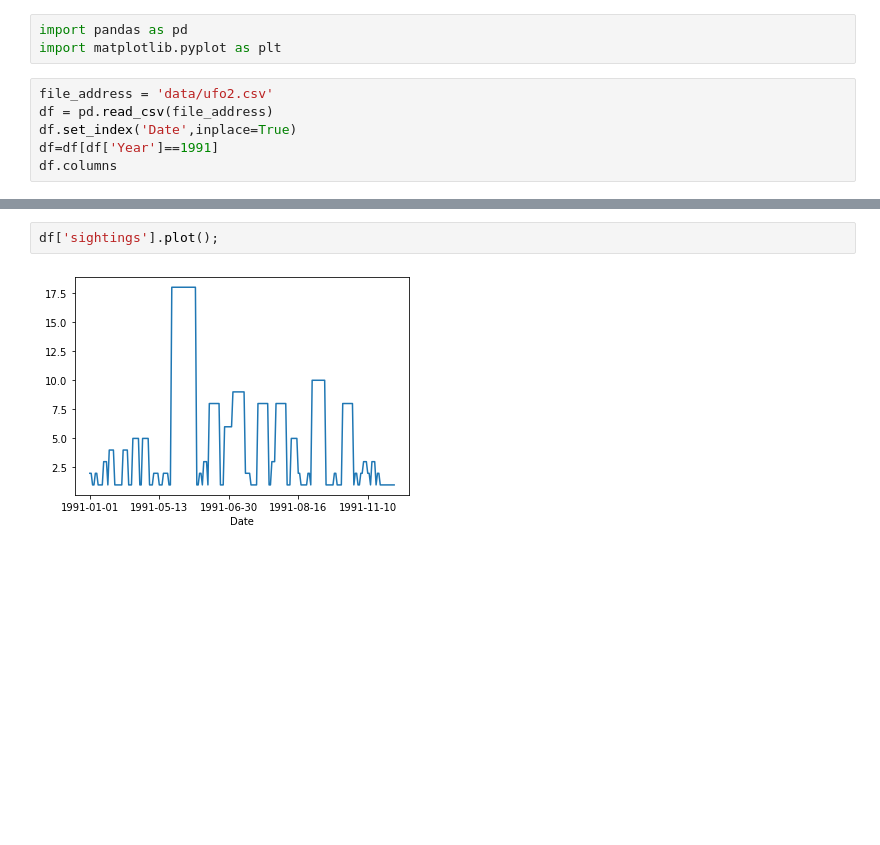
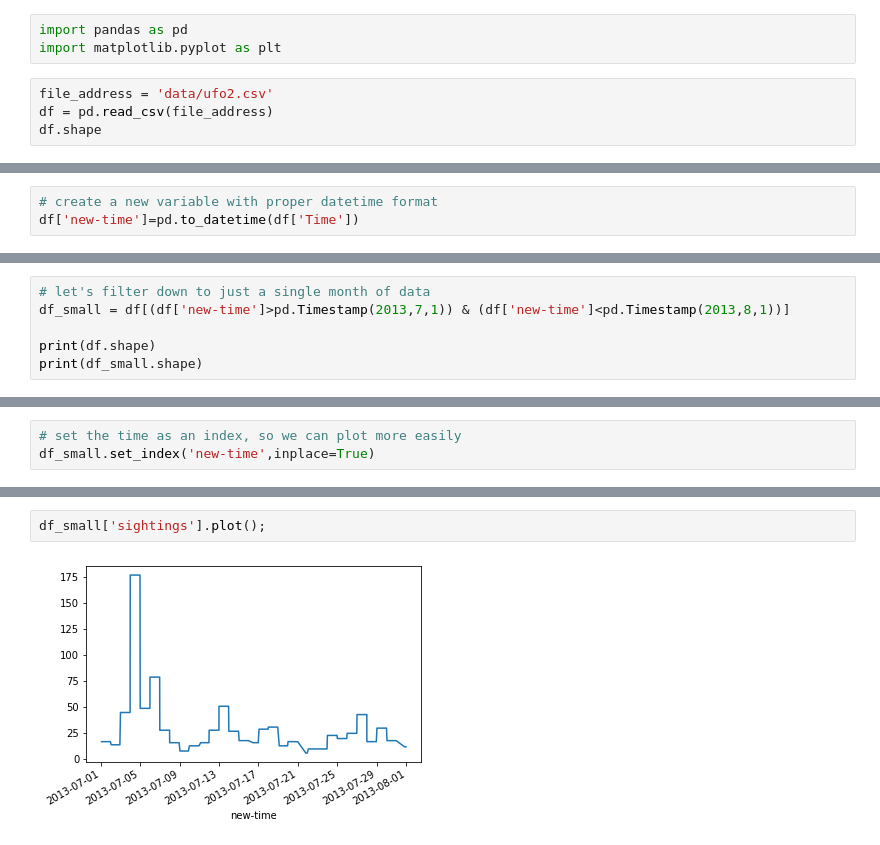
Before and after one commit to austin-intro-to-python/13-data-visualization, a Jupyter notebook: slide-notes.ipynb, the cells around one changed output, grey strips where cells are left out. Cells and saved outputs as stored; diff of their text form; blank space fills up the shorter version.

```diff
--- a/slide-notes.ipynb
+++ b/slide-notes.ipynb
@@ -71,7 +103,5 @@ import matplotlib.pyplot as plt
 # %%
 file_address = 'data/ufo2.csv'
 df = pd.read_csv(file_address)
-df.set_index('Date',inplace=True)
-df=df[df['Year']==1991]
-df.columns
+df.shape
 # %% [output]
@@ -91,0 +128,3 @@ df.head()
+# %%
+# create a new variable with proper datetime format
+df['new-time']=pd.to_datetime(df['Time'])
@@ -91,0 +146,6 @@ df.head()
+# %%
+# let's filter down to just a single month of data
+df_small = df[(df['new-time']>pd.Timestamp(2013,7,1)) & (df['new-time']<pd.Timestamp(2013,8,1))]
+
+print(df.shape)
+print(df_small.shape)
@@ -91,0 +155,3 @@ df.head()
+# %%
+# set the time as an index, so we can plot more easily
+df_small.set_index('new-time',inplace=True)
@@ -92,5 +168,5 @@ df.head()
 # %%
-df['sightings'].plot();
+df_small['sightings'].plot();
 # %% [output]
-[figure, old version]
+[figure, new version]
 # %%
```
Also changed, not shown: parts of 17 cells of this notebook, 1 other file.
